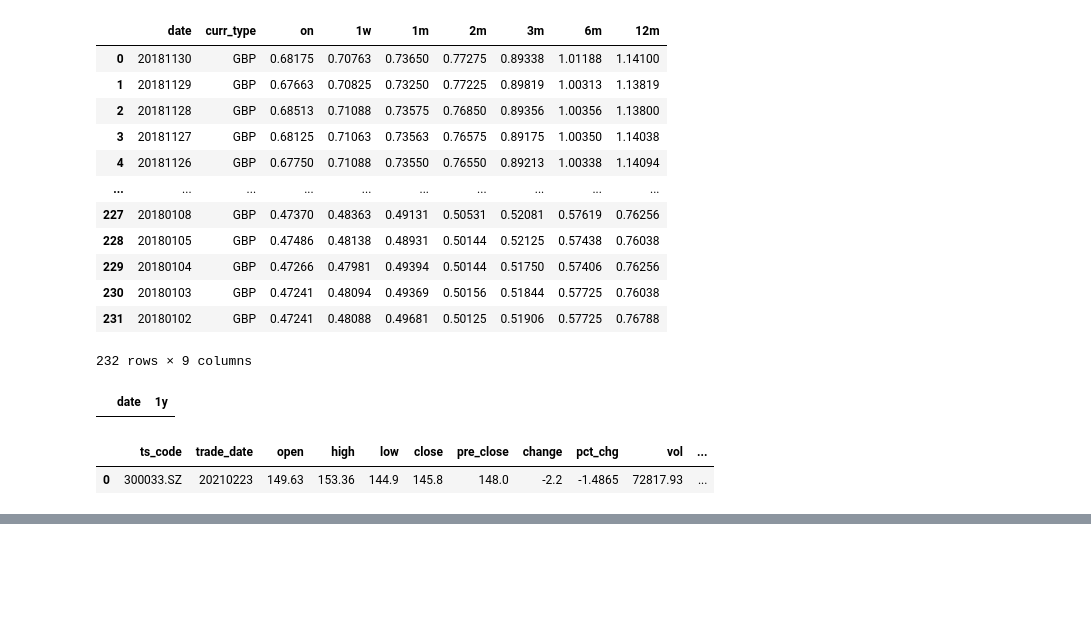
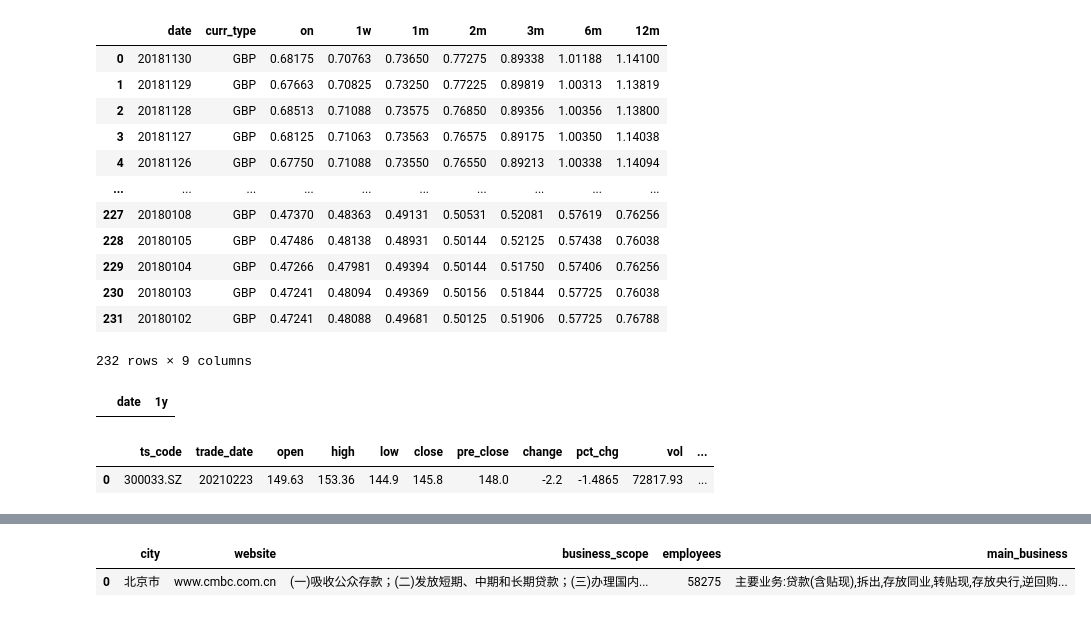
Before and after one commit to bizeasy17/investtrack, a Jupyter notebook: jupyternb/Machine Learning Foundations.ipynb, the cells around one changed output, grey strips where cells are left out. Cells and saved outputs as stored; diff of their text form; code cells hidden in the pictures; blank space fills up the shorter version.

```diff
--- a/jupyternb/Machine Learning Foundations.ipynb
+++ b/jupyternb/Machine Learning Foundations.ipynb
@@ -420,0 +430,6 @@ df
+# %%
+df = pro.stock_company(ts_code='600016.SH', fields='business_scope,city,website,employees,main_business')
+df
+# %% [output]
+|  | city | website | business_scope | employees | main_business |
+| 0 | 北京市 | www.cmbc.com.cn | (一)吸收公众存款；(二)发放短期、中期和长期贷款；(三)办理国内... | 58275 | 主要业务:贷款(含贴现),拆出,存放同业,转贴现,存放央行,逆回购... |
```
Also changed, not shown: parts of 2 cells of this notebook, 13 other files.
